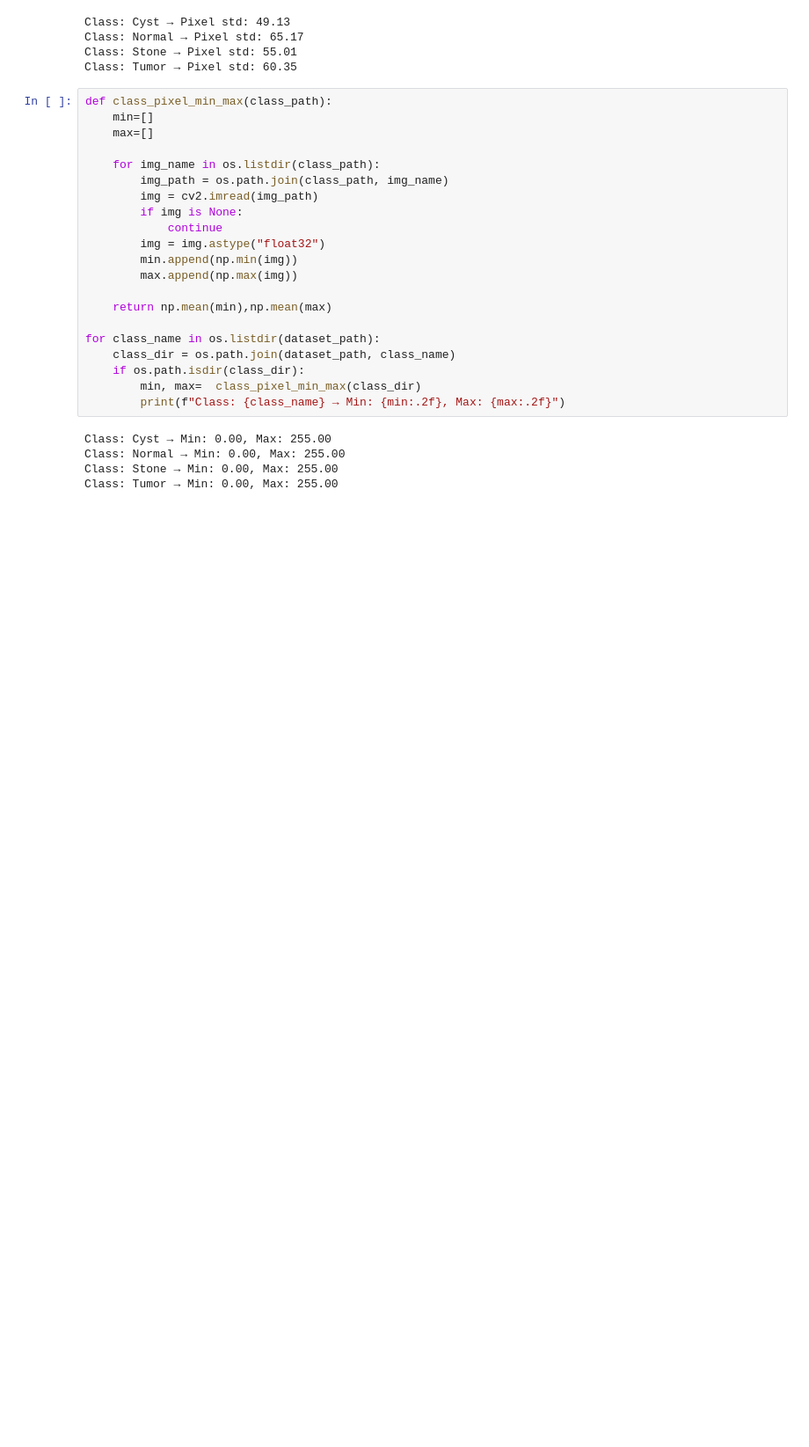
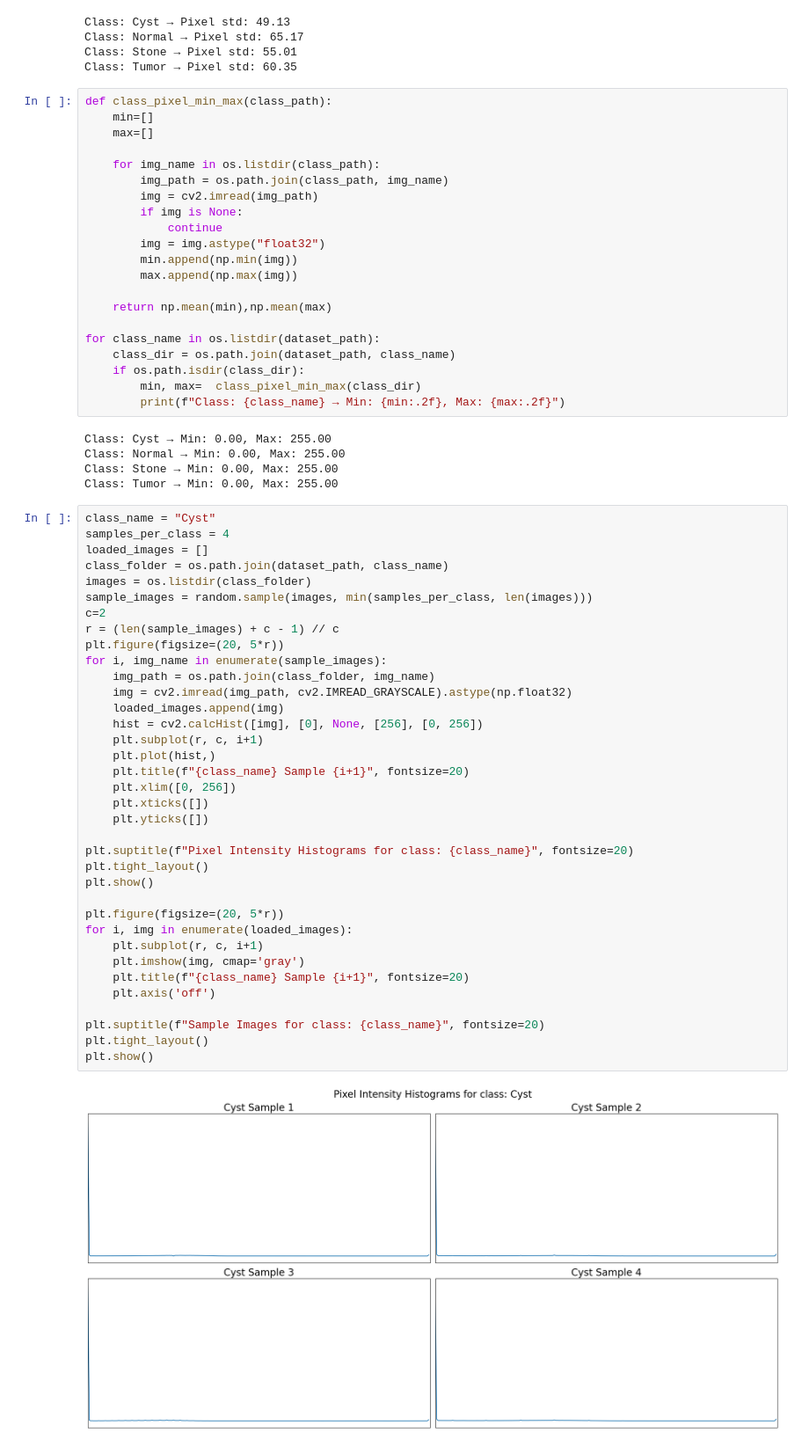
Before and after one commit to ShulimanHossain/CT-Based-Multiclass-Kidney-Disease-Classification-Using-Convolutional-Neural-Networks, a Jupyter notebook: eda.ipynb, the cells around one changed output. Shown at 88% size. Drawn from its saved outputs; the diff is of its cells as text; blank space fills up the shorter version.

Commit message:
Pixel Intensity Histogram

```diff
--- a/eda.ipynb
+++ b/eda.ipynb
@@ -201,3 +201,41 @@ Class: Cyst → Min: 0.00, Max: 255.00
 Class: Normal → Min: 0.00, Max: 255.00
 Class: Stone → Min: 0.00, Max: 255.00
 Class: Tumor → Min: 0.00, Max: 255.00
+# %%
+class_name = "Cyst"
+samples_per_class = 4
+loaded_images = []
+class_folder = os.path.join(dataset_path, class_name)
+images = os.listdir(class_folder)
+sample_images = random.sample(images, min(samples_per_class, len(images)))
+c=2
+r = (len(sample_images) + c - 1) // c
+plt.figure(figsize=(20, 5*r))
+for i, img_name in enumerate(sample_images):
+    img_path = os.path.join(class_folder, img_name)
+    img = cv2.imread(img_path, cv2.IMREAD_GRAYSCALE).astype(np.float32)
+    loaded_images.append(img)
+    hist = cv2.calcHist([img], [0], None, [256], [0, 256])
+    plt.subplot(r, c, i+1)
+    plt.plot(hist,)
+    plt.title(f"{class_name} Sample {i+1}", fontsize=20)
+    plt.xlim([0, 256])
+    plt.xticks([])
+    plt.yticks([])
+
+plt.suptitle(f"Pixel Intensity Histograms for class: {class_name}", fontsize=20)
+plt.tight_layout()
+plt.show()
+
+plt.figure(figsize=(20, 5*r))
+for i, img in enumerate(loaded_images):
+    plt.subplot(r, c, i+1)
+    plt.imshow(img, cmap='gray')
+    plt.title(f"{class_name} Sample {i+1}", fontsize=20)
+    plt.axis('off')
+
+plt.suptitle(f"Sample Images for class: {class_name}", fontsize=20)
+plt.tight_layout()
+plt.show()
+# %% [output]
+[figure, added]
```
Also changed, not shown: parts of 4 cells of this notebook.
